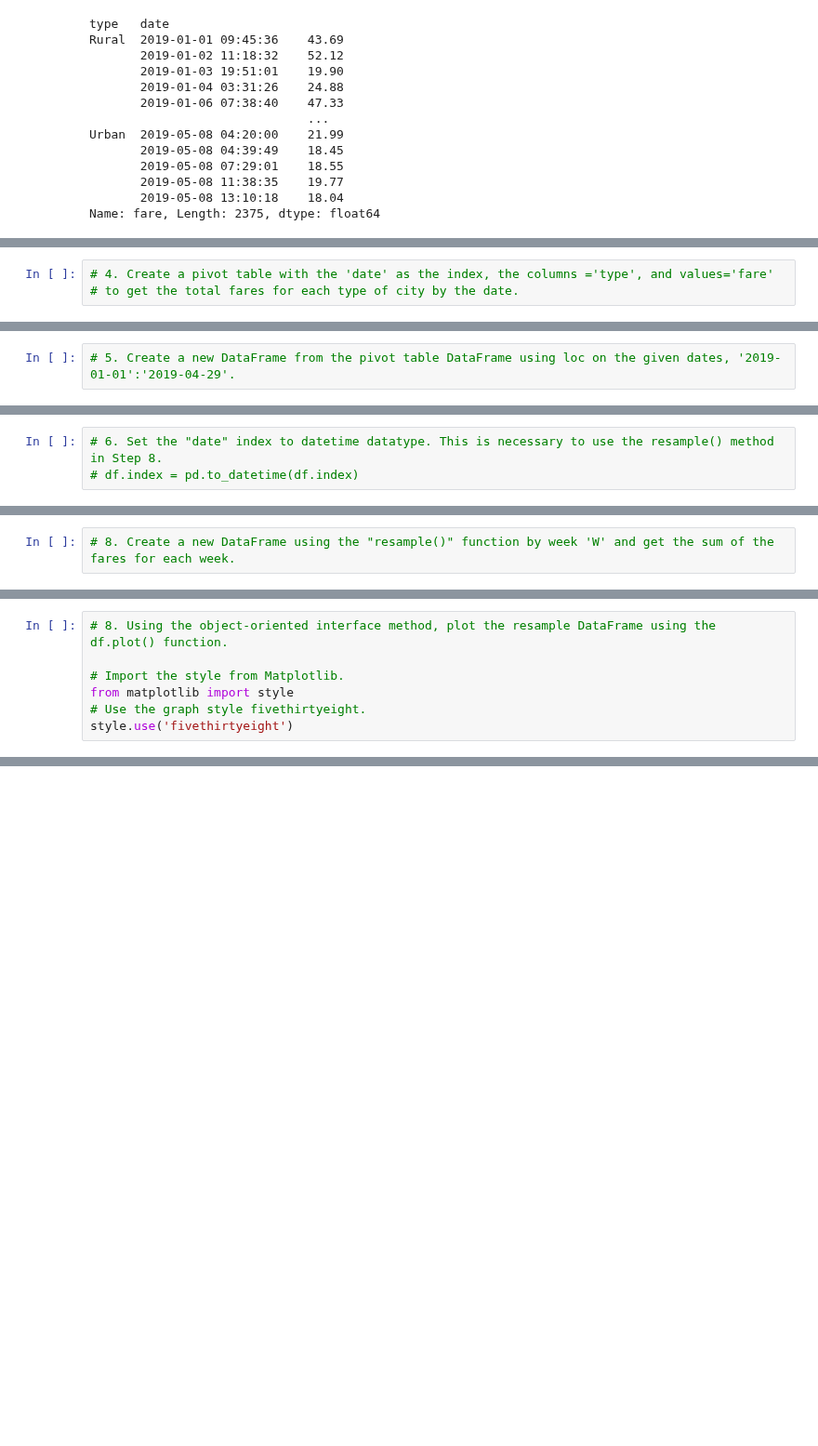
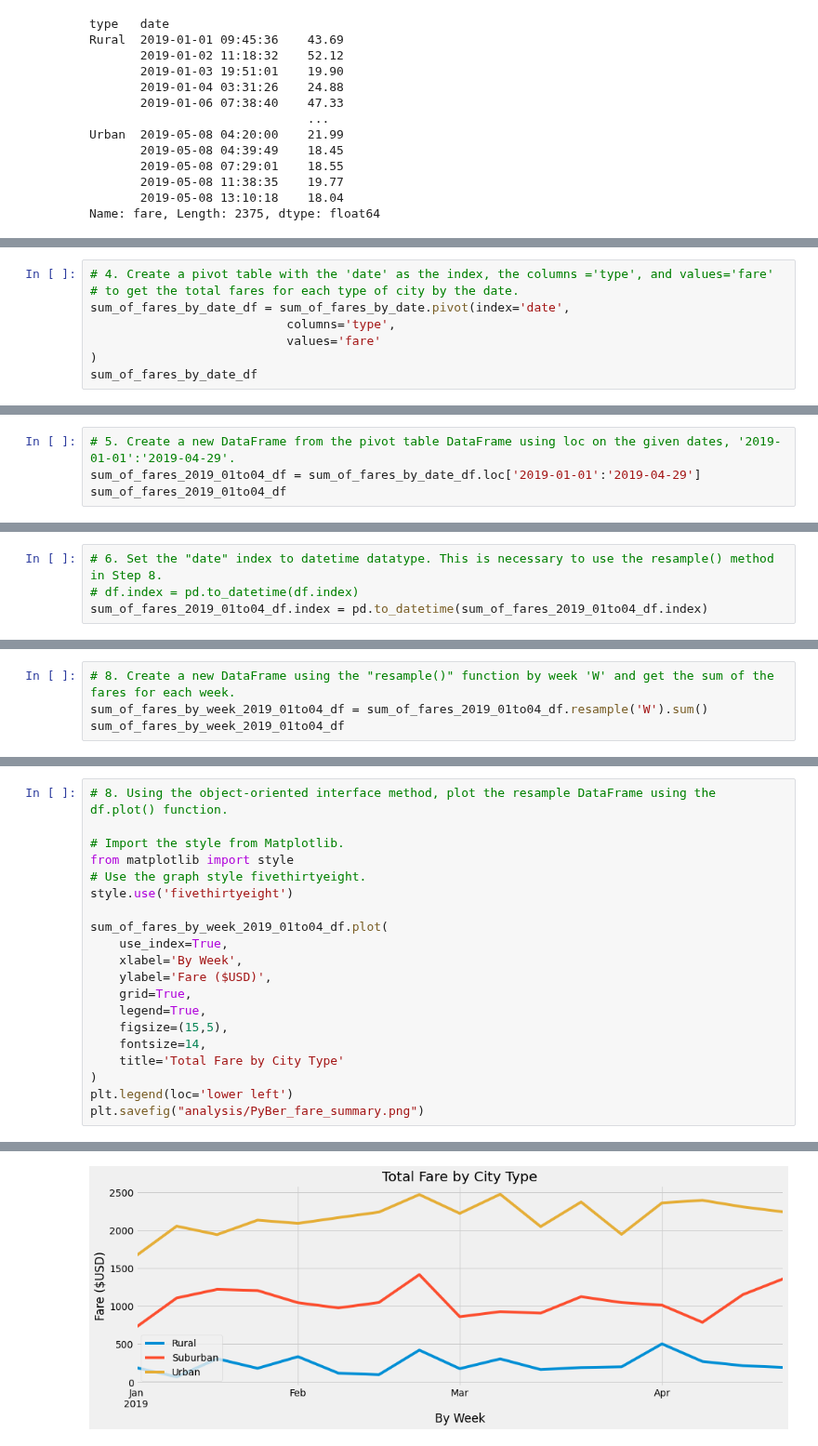
Before and after one commit to ArtTucker/PyBer_Analysis, a Jupyter notebook: PyBer_Challenge.ipynb, the cells around one changed output, grey strips where cells are left out. Shown at 93% size. Saved outputs shown, nothing was run; the diff lists cells and outputs as text; blank space fills up the shorter version.

```diff
--- a/PyBer_Challenge.ipynb
+++ b/PyBer_Challenge.ipynb
@@ -184,3 +185,8 @@ sum_of_fares_by_date.reset_index()
 # %%
 # 4. Create a pivot table with the 'date' as the index, the columns ='type', and values='fare'
 # to get the total fares for each type of city by the date.
+sum_of_fares_by_date_df = sum_of_fares_by_date.pivot(index='date',
+                           columns='type',
+                           values='fare'
+)
+sum_of_fares_by_date_df
@@ -187,2 +208,4 @@ sum_of_fares_by_date.reset_index()
 # %%
 # 5. Create a new DataFrame from the pivot table DataFrame using loc on the given dates, '2019-01-01':'2019-04-29'.
+sum_of_fares_2019_01to04_df = sum_of_fares_by_date_df.loc['2019-01-01':'2019-04-29']
+sum_of_fares_2019_01to04_df
@@ -189,5 +227,6 @@ sum_of_fares_by_date.reset_index()
 # %%
 # 6. Set the "date" index to datetime datatype. This is necessary to use the resample() method in Step 8.
 # df.index = pd.to_datetime(df.index)
+sum_of_fares_2019_01to04_df.index = pd.to_datetime(sum_of_fares_2019_01to04_df.index)
 # %%
 # 7. Check that the datatype for the index is datetime using df.info()
@@ -194,2 +245,4 @@ sum_of_fares_by_date.reset_index()
 # %%
 # 8. Create a new DataFrame using the "resample()" function by week 'W' and get the sum of the fares for each week.
+sum_of_fares_by_week_2019_01to04_df = sum_of_fares_2019_01to04_df.resample('W').sum()
+sum_of_fares_by_week_2019_01to04_df
@@ -200,3 +273,17 @@ sum_of_fares_by_date.reset_index()
 from matplotlib import style
 # Use the graph style fivethirtyeight.
 style.use('fivethirtyeight')
+
+sum_of_fares_by_week_2019_01to04_df.plot(
+    use_index=True,
+    xlabel='By Week',
+    ylabel='Fare ($USD)',
+    grid=True,
+    legend=True,
+    figsize=(15,5),
+    fontsize=14,
+    title='Total Fare by City Type'
+)
+plt.legend(loc='lower left')
+plt.savefig("analysis/PyBer_fare_summary.png")
+# %% [output]
@@ -202,0 +291 @@ style.use('fivethirtyeight')
+[figure, added]
```
Also changed, not shown: parts of 6 cells of this notebook.
